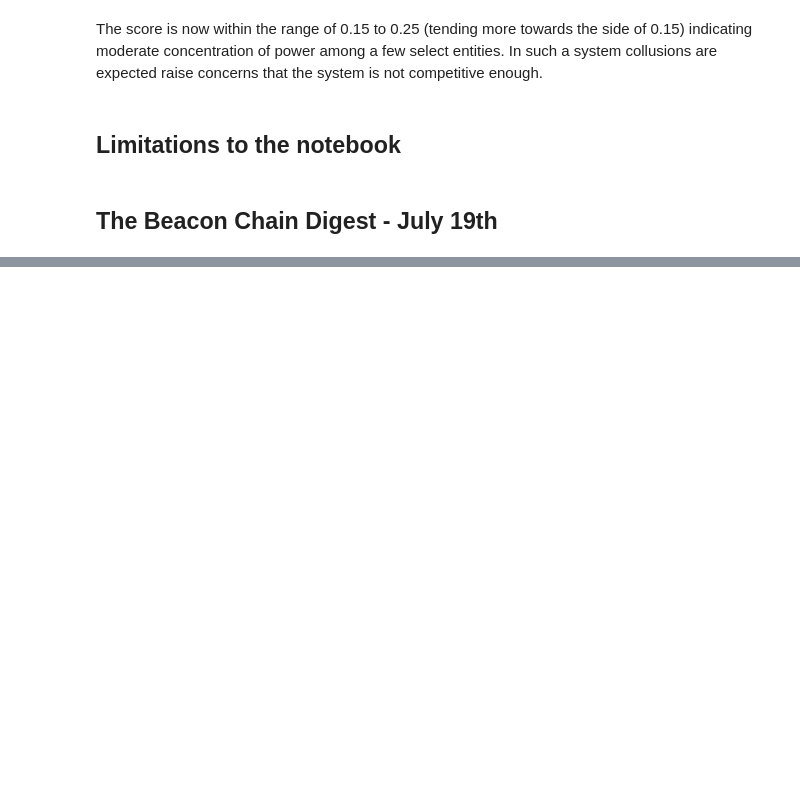
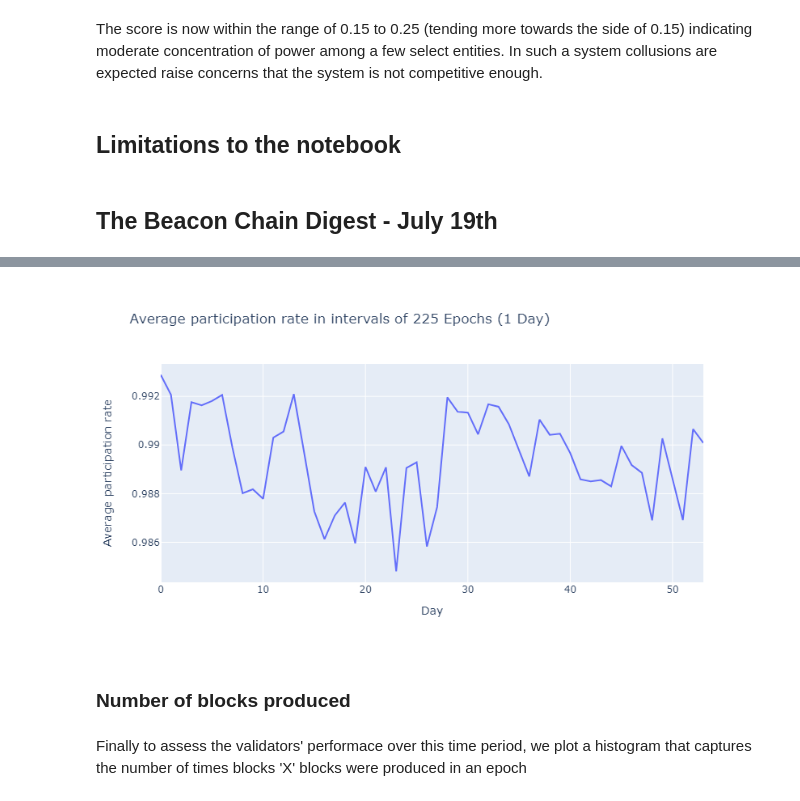
Before and after one commit to SHSR2001/beacondigest, a Jupyter notebook: notebooks/2021/07/19/measuring_decentralization.ipynb, the cells around one changed output, grey strips where cells are left out. Cells and saved outputs as stored; diff of their text form; code cells hidden in the pictures; blank space fills up the shorter version.

```diff
--- a/notebooks/2021/07/19/measuring_decentralization.ipynb
+++ b/notebooks/2021/07/19/measuring_decentralization.ipynb
@@ -451,0 +491,40 @@ The score is now within the range of 0.15 to 0.25 (tending more towards the side
+# %%
+li = []
+
+all_files = ["GPR1.csv", "GPR2.csv", "GPR3.csv", "GPR4.csv"]
+use_cols = [0,1]
+names = ["Epoch", "Participation Rate"]
+
+for file in all_files:
+    df = pd.read_csv(file, header = None, names = names, usecols = use_cols)
+    li.append(df)
+
+df_participation_rate = pd.concat(li)
+# %%
+nan_value = float("NaN")
+
+df_participation_rate.replace("", nan_value, inplace=True)
+
+df_participation_rate.dropna(subset = ["Participation Rate"], inplace=True)
+# %%
+average_participation_list = []
+df_list = []
+x_axis_list = []
+count = 0
+
+for i in range(225,12364,225):
+    df_list.append(df_participation_rate[i - 225:i])
+    x_axis_list.append(count)
+    count += 1
+# %%
+for i in df_list:
+    average_participation_list.append(i['Participation Rate'].mean())
+# %%
+fig = px.line(x= x_axis_list, y= average_participation_list, title='Average participation rate in intervals of 225 Epochs (1 Day)', labels = {'x': 'Day', 'y': 'Average participation rate'})
+fig.show()
+# %% [output]
+[figure, added]
+# %% [markdown]
+### Number of blocks produced
+# %% [markdown]
+Finally to assess the validators' performace over this time period, we plot a histogram that captures the number of times blocks 'X' blocks were produced in an epoch
```
Also changed, not shown: parts of 11 cells of this notebook.
